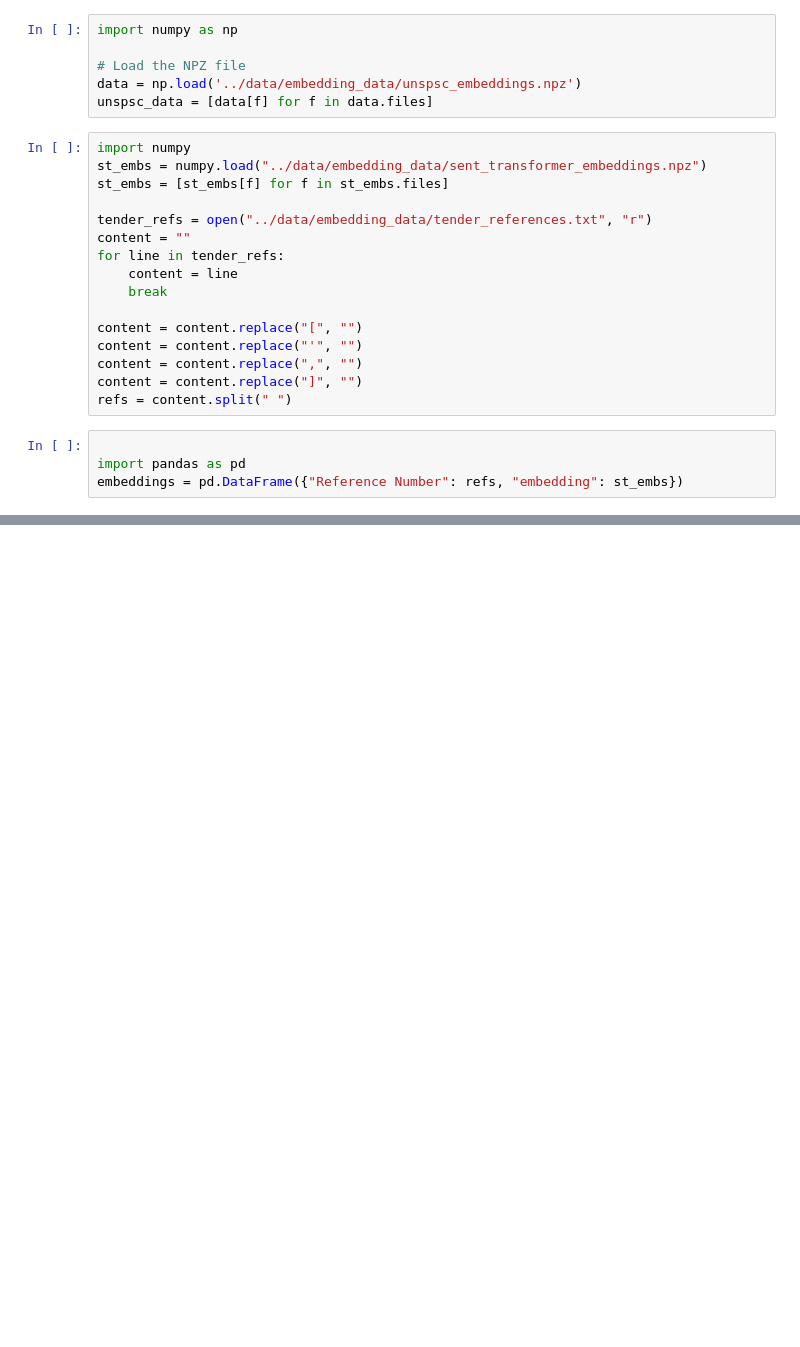
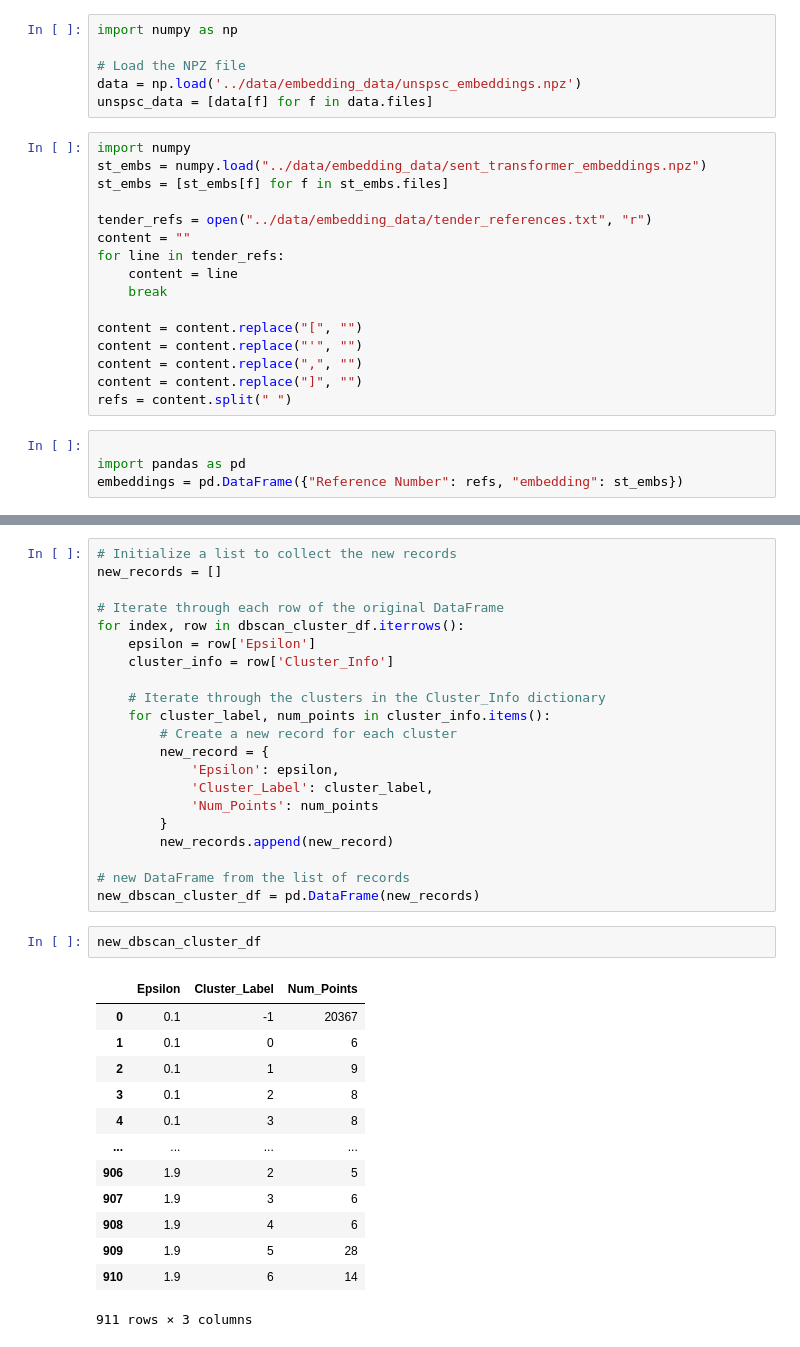
Before and after one commit to Doodem/UWACapstoneG2, a Jupyter notebook: contributions/enam_shaikh_23440037/Sentence_transformer_DBSCAN.ipynb, the cells around one changed output, grey strips where cells are left out. Cells and saved outputs as stored; diff of their text form; blank space fills up the shorter version.

Commit message:
DBSCAN for sentence transformer and bert model

```diff
--- a/contributions/enam_shaikh_23440037/Sentence_transformer_DBSCAN.ipynb
+++ b/contributions/enam_shaikh_23440037/Sentence_transformer_DBSCAN.ipynb
@@ -54,0 +55,37 @@ with open(output_file_path, 'w') as output_file:
+# %%
+# Initialize a list to collect the new records
+new_records = []
+
+# Iterate through each row of the original DataFrame
+for index, row in dbscan_cluster_df.iterrows():
+    epsilon = row['Epsilon']
+    cluster_info = row['Cluster_Info']
+
+    # Iterate through the clusters in the Cluster_Info dictionary
+    for cluster_label, num_points in cluster_info.items():
+        # Create a new record for each cluster
+        new_record = {
+            'Epsilon': epsilon,
+            'Cluster_Label': cluster_label,
+            'Num_Points': num_points
+        }
+        new_records.append(new_record)
+
+# new DataFrame from the list of records
+new_dbscan_cluster_df = pd.DataFrame(new_records)
+# %%
+new_dbscan_cluster_df
+# %% [output]
+|  | Epsilon | Cluster_Label | Num_Points |
+| 0 | 0.1 | -1 | 20367 |
+| 1 | 0.1 | 0 | 6 |
+| 2 | 0.1 | 1 | 9 |
+| 3 | 0.1 | 2 | 8 |
+| 4 | 0.1 | 3 | 8 |
+| ... | ... | ... | ... |
+| 906 | 1.9 | 2 | 5 |
+| 907 | 1.9 | 3 | 6 |
+| 908 | 1.9 | 4 | 6 |
+| 909 | 1.9 | 5 | 28 |
+| 910 | 1.9 | 6 | 14 |
+911 rows × 3 columns
```
Also changed, not shown: parts of 12 cells of this notebook.
